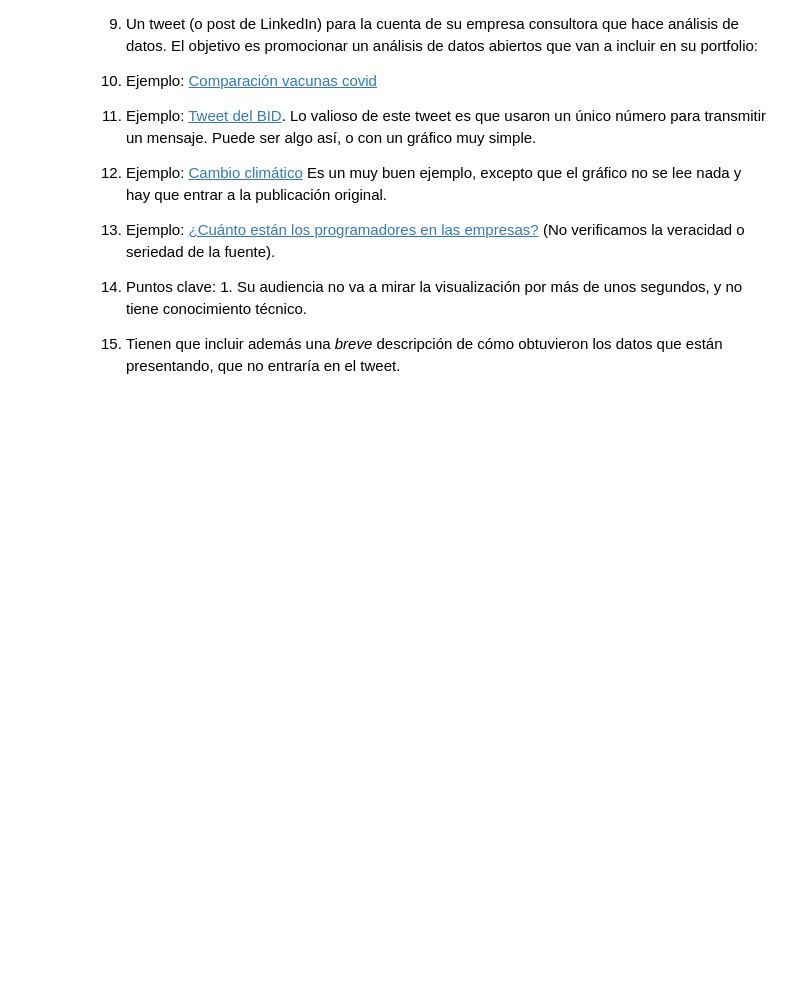
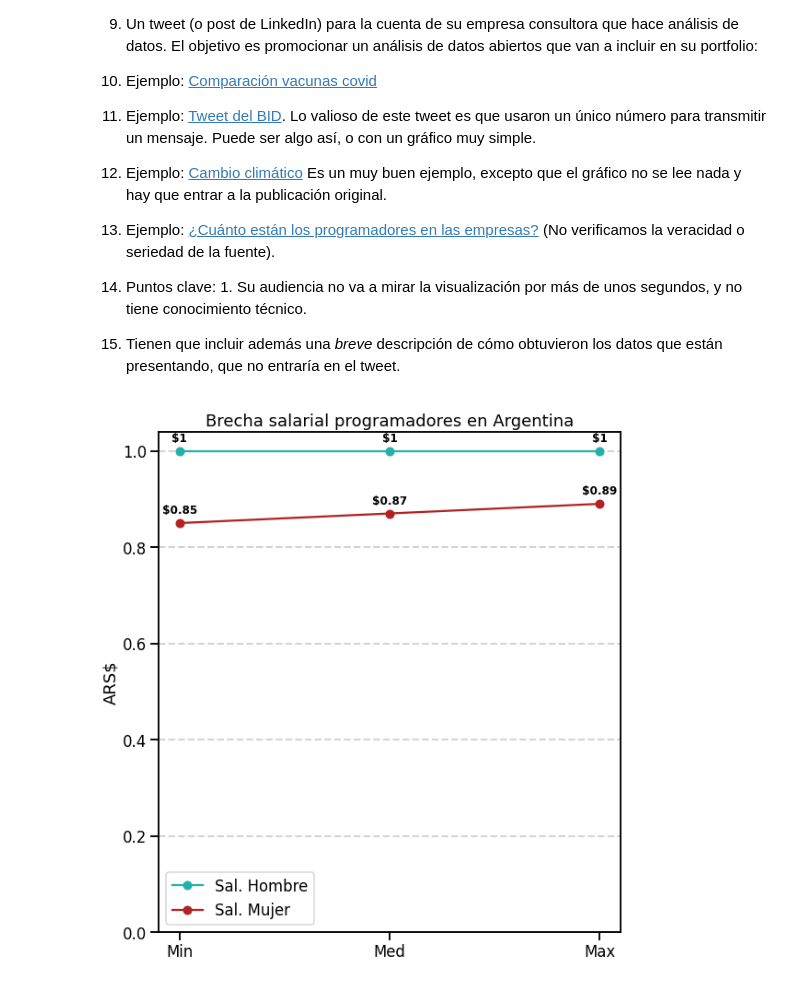
Before and after one commit to teoArganaraz/diploDatosGrupo21, a Jupyter notebook: 1.AyVD/Entregable_Parte_2_Grupo_21.ipynb, the cells around one changed output. Saved outputs shown, nothing was run; the diff lists cells and outputs as text; code cells hidden in the pictures; blank space fills up the shorter version.

```diff
--- a/1.AyVD/Entregable_Parte_2_Grupo_21.ipynb
+++ b/1.AyVD/Entregable_Parte_2_Grupo_21.ipynb
@@ -581,3 +587,35 @@ No más de 1 página A4 (o dos si los gráficos son muy grandes).
   4. Puntos clave:
     1. Su audiencia no va a mirar la visualización por más de unos segundos, y no tiene conocimiento técnico.
   3. Tienen que incluir además una *breve* descripción de cómo obtuvieron los datos que están presentando, que no entraría en el tweet.
+# %%
+rango_edades =[30,50,70]
+min_a = groupA.mean() - LI
+min_b = groupB.mean() - LI
+media_a = groupA.mean()
+media_b = groupB.mean()
+max_a = groupA.mean() + LS
+max_b = groupB.mean() + LS
+min_b_a = round(min_b/min_a,2)
+med_b_a = round(media_b/media_a,2)
+max_b_a = round(max_b/max_a,2)
+# %%
+fig, ax = plt.subplots(ncols=1, nrows=1, figsize=(9,10))
+fig.patch.set_facecolor('white')
+rango = ['Min', 'Med', 'Max']
+salarios = {'Hombre':[1, 1, 1], 'Mujer':[min_b_a, med_b_a, max_b_a]}
+ax.plot(rango, salarios['Hombre'], marker = 'o', label="Sal. Hombre", color ='lightseagreen')
+ax.plot(rango, salarios['Mujer'], marker = 'o', label="Sal. Mujer",color='firebrick')
+
+ax.set_title('Brecha salarial programadores en Argentina')
+ax.legend()
+#plt.xlabel("Rango")
+plt.ylabel("ARS$")
+plt.grid(axis= 'y',color='lightgrey', linestyle='--', linewidth=2)
+for i in range(len(rango)):
+  ax.text(rango[i],salarios['Hombre'][i]+0.02, f"${salarios['Hombre'][i]}", fontsize =12, horizontalalignment = 'center', fontweight='demibold')
+  ax.text(rango[i],salarios['Mujer'][i]+0.02, f"${salarios['Mujer'][i]}", fontsize =12, horizontalalignment = 'center', fontweight='demibold')
+
+plt.ylim(min_b_a-0.85,1.04)
+plt.show()
+# %% [output]
+[figure, added]
```
Also changed, not shown: parts of 21 cells of this notebook, 6 other files.
